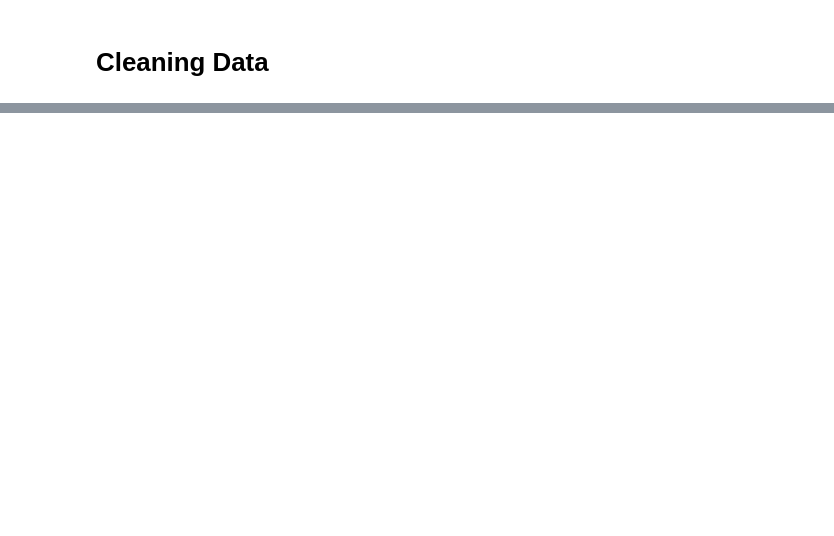
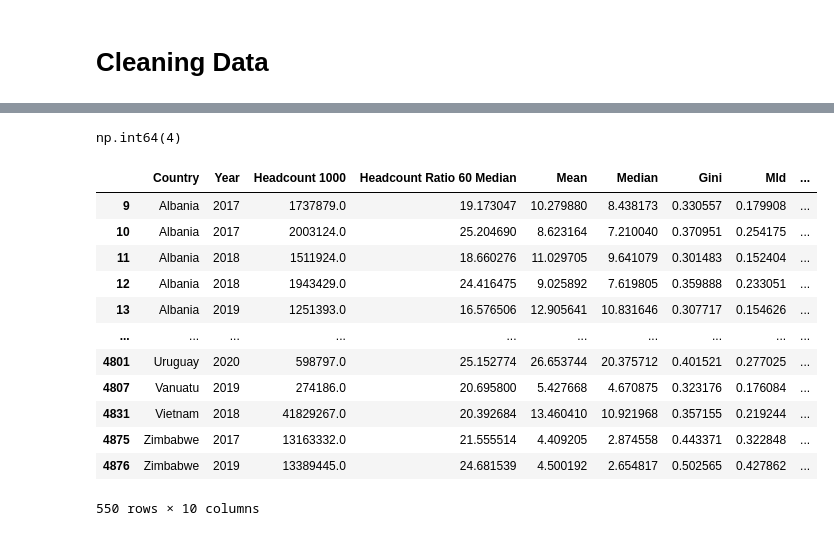
Before and after one commit to danielsmith-cloud/DSRP_inequality, a Jupyter notebook: DSRP_pip_2.ipynb, the cells around one changed output, grey strips where cells are left out. Drawn from its saved outputs; the diff is of its cells as text; code cells hidden in the pictures; blank space fills up the shorter version.

```diff
--- a/DSRP_pip_2.ipynb
+++ b/DSRP_pip_2.ipynb
@@ -118,0 +138,25 @@ For my Research Question, I will need the variables: Country, Year, Headcount 10
+# %%
+pip_df.drop_duplicates()
+pip_df.dropna()
+pip_df.columns = pip_df.columns.str.replace('_', ' ').str.title()
+covid_df = pip_df[(pip_df['Survey Year'] >= 2017) & (pip_df['Survey Year'] <= 2022)]
+final_df = covid_df[['Country', 'Year', 'Headcount 1000', 'Headcount Ratio 60 Median', 'Mean', 'Median', 'Gini', 'Mld', 'Palma Ratio', 'P50 P10 Ratio']]
+final_df.isna().sum().sum()
+# %% [output]
+np.int64(4)
+# %%
+final_df
+# %% [output]
+|  | Country | Year | Headcount 1000 | Headcount Ratio 60 Median | Mean | Median | Gini | Mld | ... |
+| 9 | Albania | 2017 | 1737879.0 | 19.173047 | 10.279880 | 8.438173 | 0.330557 | 0.179908 | ... |
+| 10 | Albania | 2017 | 2003124.0 | 25.204690 | 8.623164 | 7.210040 | 0.370951 | 0.254175 | ... |
+| 11 | Albania | 2018 | 1511924.0 | 18.660276 | 11.029705 | 9.641079 | 0.301483 | 0.152404 | ... |
+| 12 | Albania | 2018 | 1943429.0 | 24.416475 | 9.025892 | 7.619805 | 0.359888 | 0.233051 | ... |
+| 13 | Albania | 2019 | 1251393.0 | 16.576506 | 12.905641 | 10.831646 | 0.307717 | 0.154626 | ... |
+| ... | ... | ... | ... | ... | ... | ... | ... | ... | ... |
+| 4801 | Uruguay | 2020 | 598797.0 | 25.152774 | 26.653744 | 20.375712 | 0.401521 | 0.277025 | ... |
+| 4807 | Vanuatu | 2019 | 274186.0 | 20.695800 | 5.427668 | 4.670875 | 0.323176 | 0.176084 | ... |
+| 4831 | Vietnam | 2018 | 41829267.0 | 20.392684 | 13.460410 | 10.921968 | 0.357155 | 0.219244 | ... |
+| 4875 | Zimbabwe | 2017 | 13163332.0 | 21.555514 | 4.409205 | 2.874558 | 0.443371 | 0.322848 | ... |
+| 4876 | Zimbabwe | 2019 | 13389445.0 | 24.681539 | 4.500192 | 2.654817 | 0.502565 | 0.427862 | ... |
+550 rows × 10 columns
```
Also changed, not shown: parts of 10 cells of this notebook.
